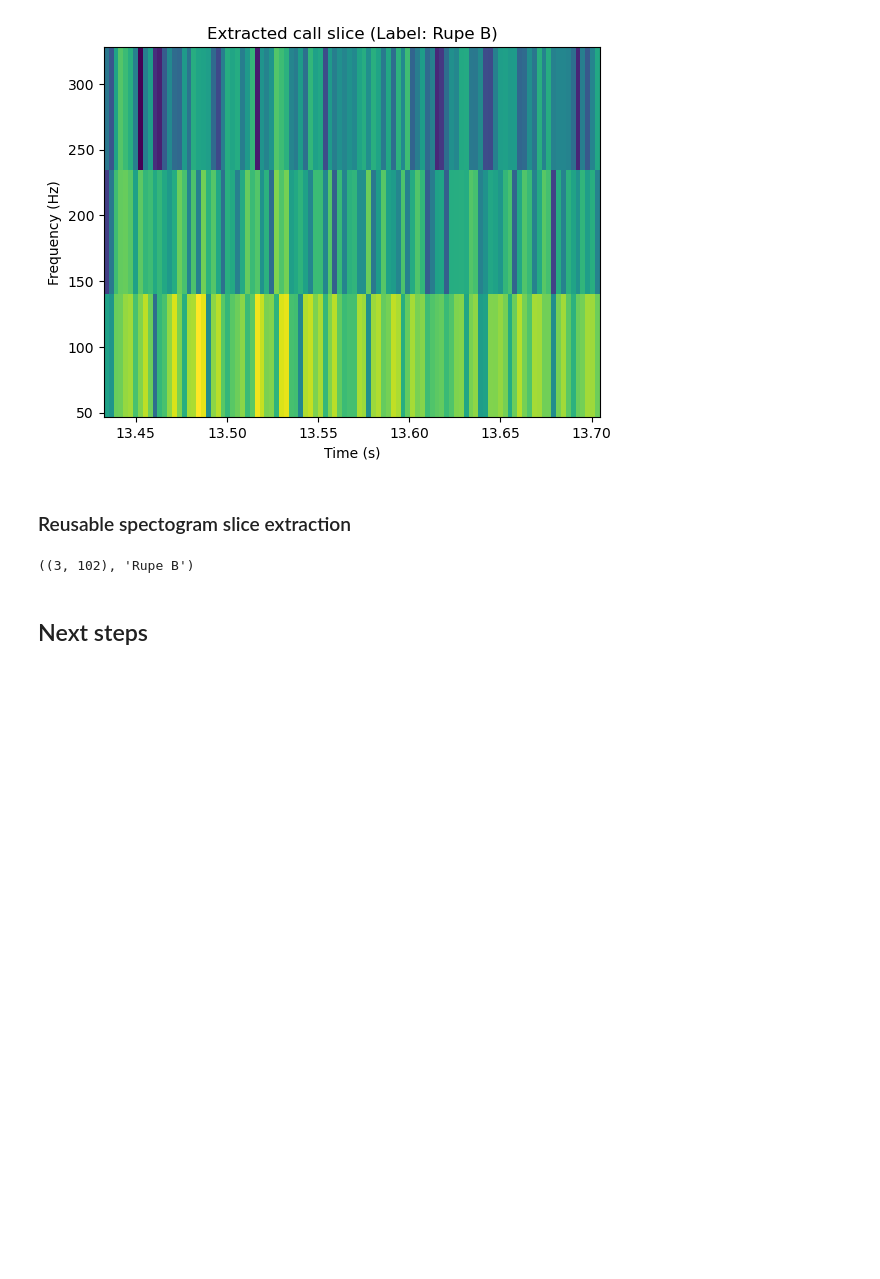
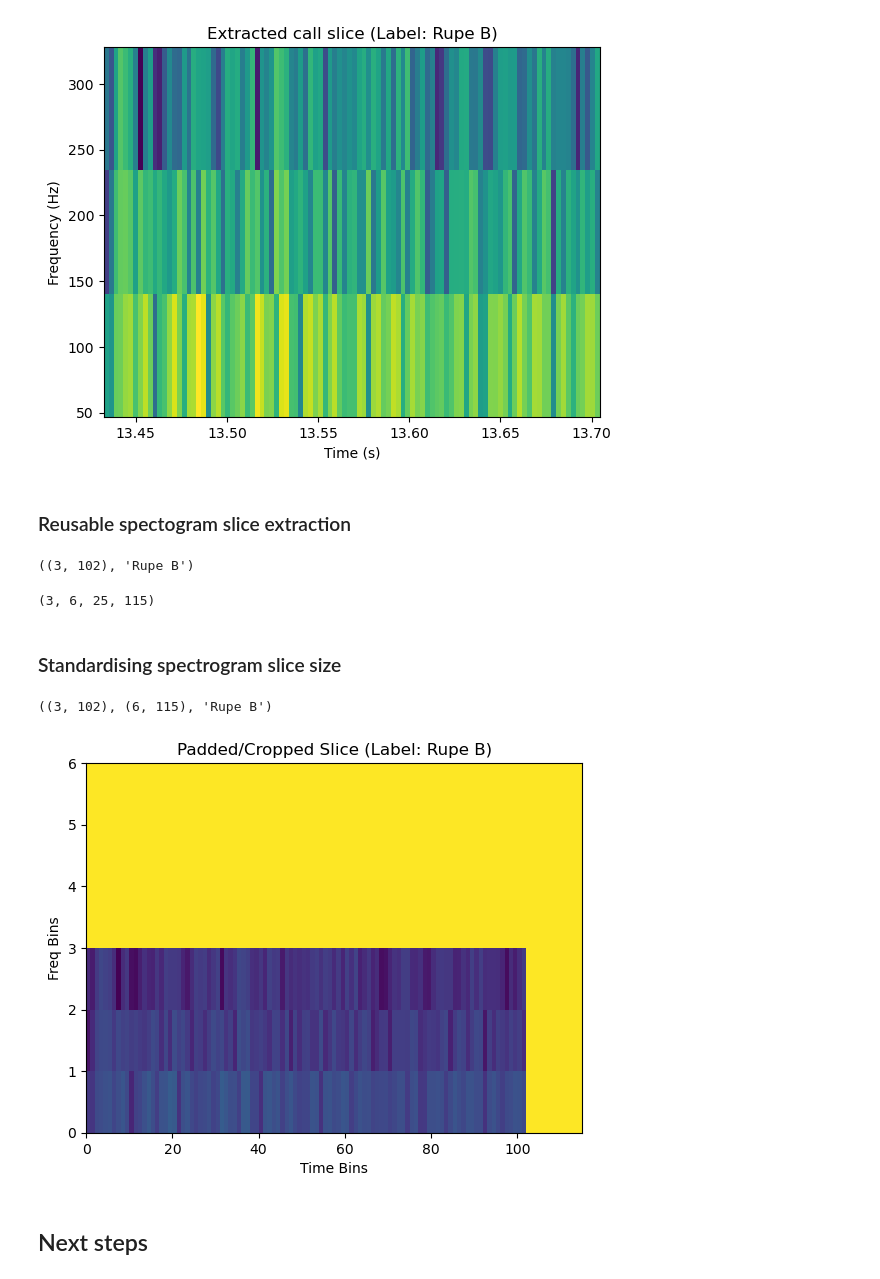
Before and after one commit to hugcamrom/machine-learning-projects, a Jupyter notebook: 01_preprocessing.ipynb, the cells around one changed output. Cells and saved outputs as stored; diff of their text form; code cells hidden in the pictures; blank space fills up the shorter version.

Commit message:
Add padding and cropping to standardise spectrogram slice size

```diff
--- a/01_preprocessing.ipynb
+++ b/01_preprocessing.ipynb
@@ -284,3 +284,18 @@ slice_db, label = extract_call_slice(wav_path, df.iloc[0])
 slice_db.shape, label
 # %% [output]
 ((3, 102), 'Rupe B')
+# %%
+shapes = []
+
+for i in range(10):
+    s, lbl = extract_call_slice(wav_path, df.iloc[i])
+    shapes.append(s.shape)
+
+freq_bins = [s[0] for s in shapes]
+time_bins = [s[1] for s in shapes]
+
+min(freq_bins), max(freq_bins), min(time_bins), max(time_bins)
+# %% [output]
+(3, 6, 25, 115)
+# %% [markdown]
+### Standardising spectrogram slice size
@@ -287,2 +340,26 @@ slice_db.shape, label
+# %%
+# ---Test padding/cropping on one slice---
+
+TARGET_SHAPE = (6, 115)
+
+slice_db, label = extract_call_slice(wav_path, df.iloc[0])
+fixed_slice = pad_or_crop_2d(slice_db, TARGET_SHAPE)
+
+slice_db.shape, fixed_slice.shape, label
+# %% [output]
+((3, 102), (6, 115), 'Rupe B')
+# %%
+# --- Visual sanity check ---
+
+import matplotlib.pyplot as plt
+
+plt.figure()
+plt.pcolormesh(fixed_slice, shading="auto")
+plt.title(f"Padded/Cropped Slice (Label: {label})")
+plt.xlabel("Time Bins")
+plt.ylabel("Freq Bins")
+plt.show()
+# %% [output]
+[figure, added]
 # %% [markdown]
 ## Next steps
```
Also changed, not shown: parts of 1 cell of this notebook.
